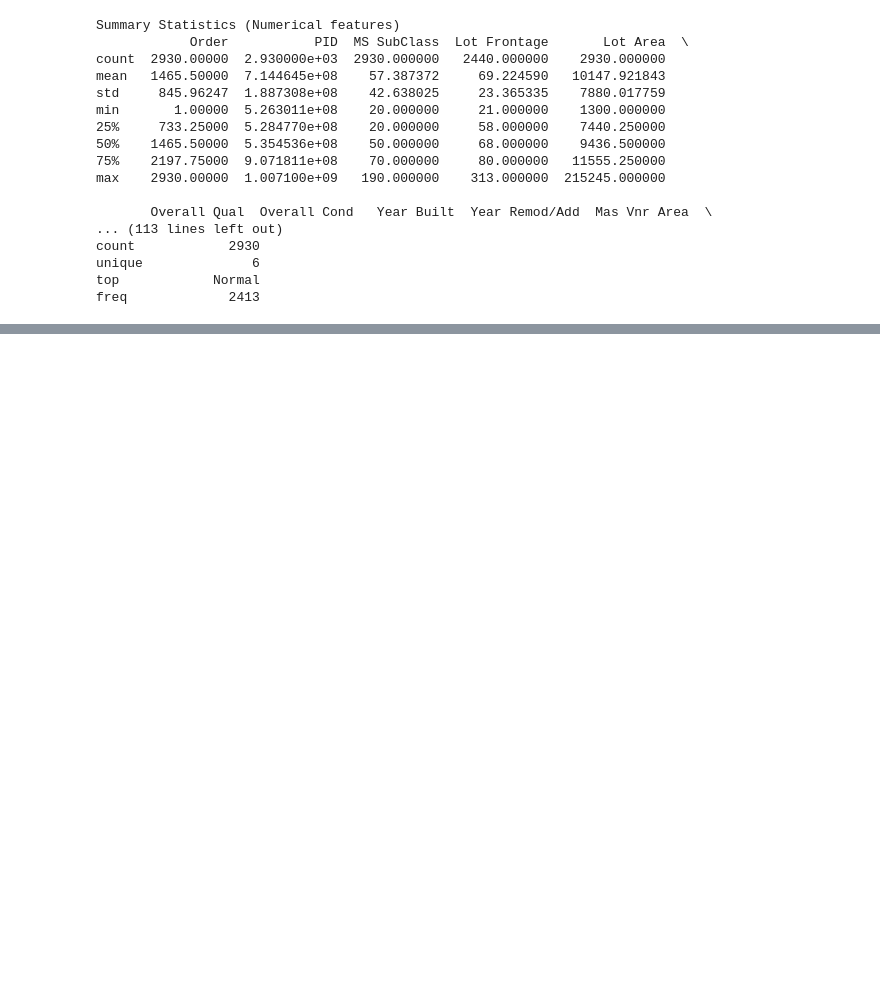
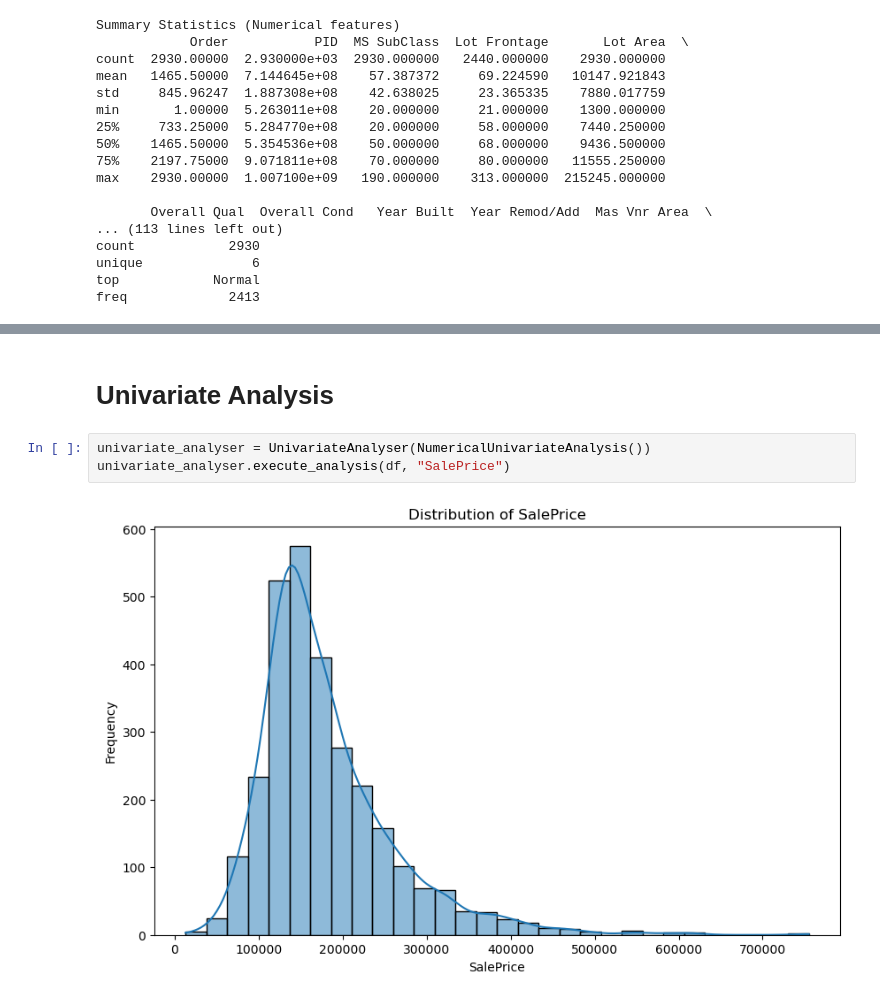
Before and after one commit to Cerebruuum/Price-predictor, a Jupyter notebook: Analysis/Analyse_src/EDA.ipynb, the cells around one changed output, grey strips where cells are left out. Saved outputs shown, nothing was run; the diff lists cells and outputs as text; blank space fills up the shorter version.

```diff
--- a/Analysis/Analyse_src/EDA.ipynb
+++ b/Analysis/Analyse_src/EDA.ipynb
@@ -58,0 +91,7 @@ freq             2413
+# %% [markdown]
+# Univariate Analysis
+# %%
+univariate_analyser = UnivariateAnalyser(NumericalUnivariateAnalysis())
+univariate_analyser.execute_analysis(df, "SalePrice")
+# %% [output]
+[figure, added]
```
Also changed, not shown: parts of 6 cells of this notebook, 2 other files.
